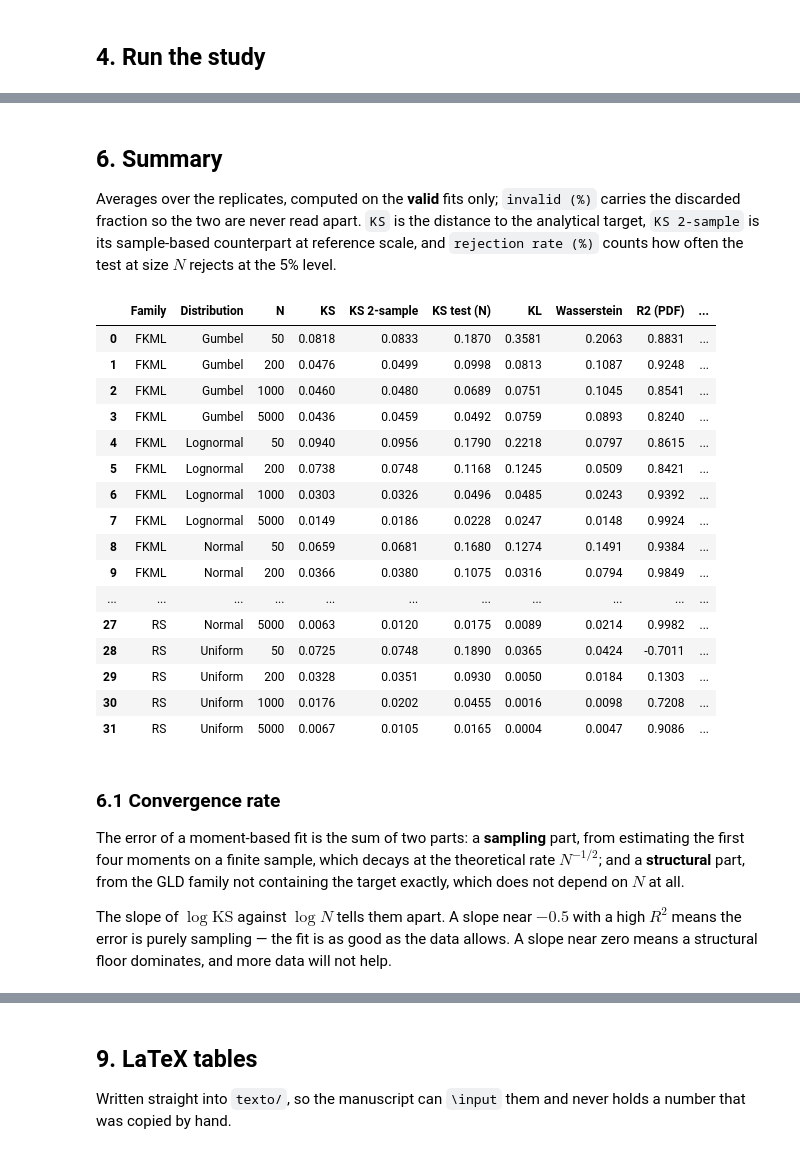
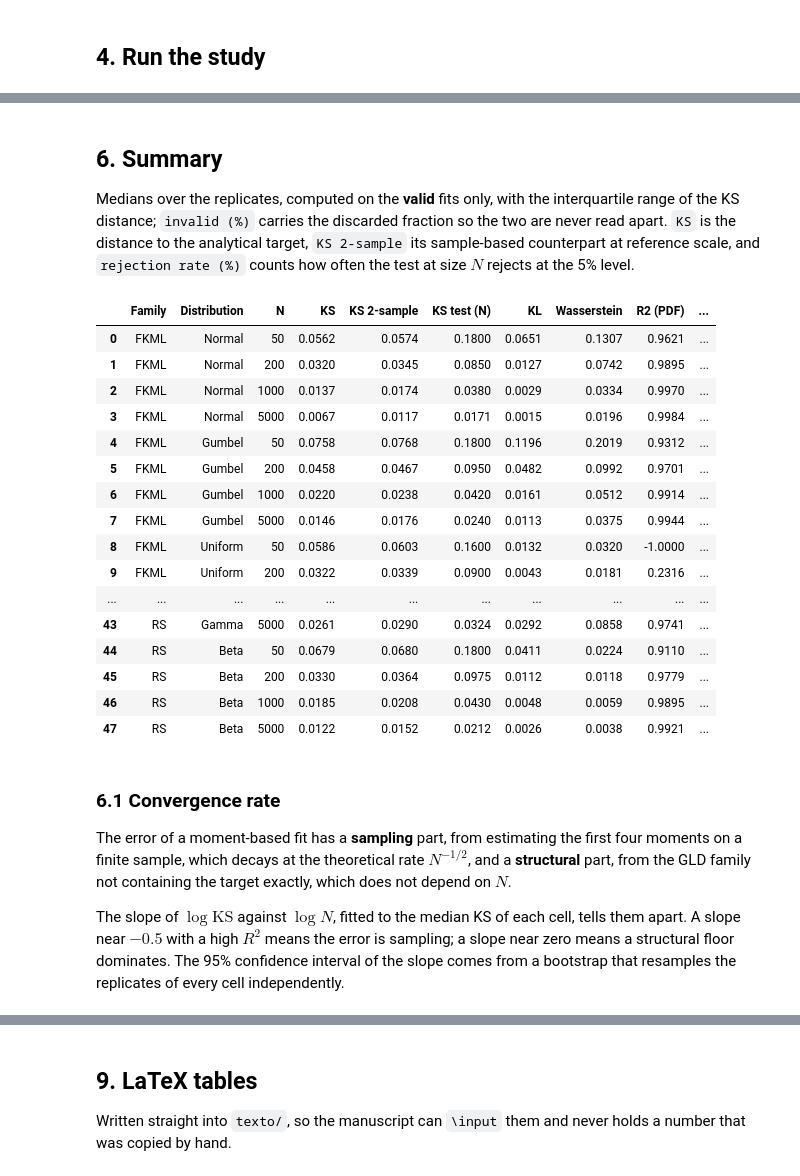
Before and after one commit to Pesquisa-UFCAT/pyGLAM, a Jupyter notebook: 00_pyglam_test.ipynb, the cells around one changed output, grey strips where cells are left out. Drawn from its saved outputs; the diff is of its cells as text; code cells hidden in the pictures.

```diff
--- a/00_pyglam_test.ipynb
+++ b/00_pyglam_test.ipynb
@@ -395,0 +222,9 @@ dtype: int64
+# %%
+tasks = [(name, n, rep, family) for family in families for name in targets
+         for n in sizes for rep in range(n_rep)]
+
+t0   = time.perf_counter()
+rows = Parallel(n_jobs=n_jobs, batch_size=8)(delayed(evaluate_gld_fit)(*task) for task in tasks)
+raw  = pd.DataFrame(rows)
+
+print(f'{len(raw)} fits completed in {time.perf_counter() - t0:.1f} s of wall time')
@@ -396,52 +278,56 @@ dtype: int64
 # %% [markdown]
 ## **6. Summary**
 
-Averages over the replicates, computed on the **valid** fits only; `invalid (%)` carries the
-discarded fraction so the two are never read apart. `KS` is the distance to the analytical target, `KS 2-sample`
-is its sample-based counterpart at reference scale, and `rejection rate (%)` counts how often the
-test at size $N$ rejects at the 5\% level.
+Medians over the replicates, computed on the **valid** fits only, with the interquartile range of
+the KS distance; `invalid (%)` carries the discarded fraction so the two are never read apart. `KS`
+is the distance to the analytical target, `KS 2-sample` its sample-based counterpart at reference
+scale, and `rejection rate (%)` counts how often the test at size $N$ rejects at the 5% level.
 # %%
 metric_cols = ['KS', 'KS 2-sample', 'KS test (N)', 'KL', 'Wasserstein', 'R2 (PDF)',
                'err P5 (%)', 'err P50 (%)', 'err P95 (%)', 'p-value']
 
-keys    = ['Family', 'Distribution', 'N']
-good    = raw[raw['valid']]
-summary = good.groupby(keys, as_index=False)[metric_cols].mean()
+keys = ['Family', 'Distribution', 'N']
+good = raw[raw['valid']]
 
-counts = raw.groupby(keys, as_index=False).agg(invalid=('valid', lambda v: 100.0 * (~v).mean()))
-reject = good.assign(rej=good['p-value'] < 0.05).groupby(keys, as_index=False).agg(rej=('rej', 'mean'))
+summary = good.groupby(keys, as_index=False, sort=False)[metric_cols].median()
+counts = raw.groupby(keys, as_index=False, sort=False).agg(invalid=('valid', lambda v: 100.0 * (~v).mean()))
+reject  = (good.assign(rej=good['p-value'] < 0.05)
+               .groupby(keys, as_index=False, sort=False).agg(rej=('rej', 'mean')))
 
-summary = summary.merge(counts, on=keys).merge(reject, on=keys)
+q = good.groupby(keys, sort=False)['KS'].quantile([0.25, 0.75]).unstack().reset_index()
+q.columns = keys + ['KS Q1', 'KS Q3']
+summary = summary.merge(q, on=keys).merge(counts, on=keys).merge(reject, on=keys)
+summary['KS IQR'] = summary['KS Q3'] - summary['KS Q1']
 summary['rejection rate (%)'] = summary.pop('rej') * 100
 summary = summary.rename(columns={'invalid': 'invalid (%)'})
 
 summary.round(4)
 # %% [output]
 |  | Family | Distribution | N | KS | KS 2-sample | KS test (N) | KL | Wasserstein | R2 (PDF) | ... |
-| 0 | FKML | Gumbel | 50 | 0.0818 | 0.0833 | 0.1870 | 0.3581 | 0.2063 | 0.8831 | ... |
-| 1 | FKML | Gumbel | 200 | 0.0476 | 0.0499 | 0.0998 | 0.0813 | 0.1087 | 0.9248 | ... |
-| 2 | FKML | Gumbel | 1000 | 0.0460 | 0.0480 | 0.0689 | 0.0751 | 0.1045 | 0.8541 | ... |
-| 3 | FKML | Gumbel | 5000 | 0.0436 | 0.0459 | 0.0492 | 0.0759 | 0.0893 | 0.8240 | ... |
-| 4 | FKML | Lognormal | 50 | 0.0940 | 0.0956 | 0.1790 | 0.2218 | 0.0797 | 0.8615 | ... |
-| 5 | FKML | Lognormal | 200 | 0.0738 | 0.0748 | 0.1168 | 0.1245 | 0.0509 | 0.8421 | ... |
-| 6 | FKML | Lognormal | 1000 | 0.0303 | 0.0326 | 0.0496 | 0.0485 | 0.0243 | 0.9392 | ... |
-| 7 | FKML | Lognormal | 5000 | 0.0149 | 0.0186 | 0.0228 | 0.0247 | 0.0148 | 0.9924 | ... |
-| 8 | FKML | Normal | 50 | 0.0659 | 0.0681 | 0.1680 | 0.1274 | 0.1491 | 0.9384 | ... |
-| 9 | FKML | Normal | 200 | 0.0366 | 0.0380 | 0.1075 | 0.0316 | 0.0794 | 0.9849 | ... |
+| 0 | FKML | Normal | 50 | 0.0562 | 0.0574 | 0.1800 | 0.0651 | 0.1307 | 0.9621 | ... |
+| 1 | FKML | Normal | 200 | 0.0320 | 0.0345 | 0.0850 | 0.0127 | 0.0742 | 0.9895 | ... |
+| 2 | FKML | Normal | 1000 | 0.0137 | 0.0174 | 0.0380 | 0.0029 | 0.0334 | 0.9970 | ... |
+| 3 | FKML | Normal | 5000 | 0.0067 | 0.0117 | 0.0171 | 0.0015 | 0.0196 | 0.9984 | ... |
+| 4 | FKML | Gumbel | 50 | 0.0758 | 0.0768 | 0.1800 | 0.1196 | 0.2019 | 0.9312 | ... |
+| 5 | FKML | Gumbel | 200 | 0.0458 | 0.0467 | 0.0950 | 0.0482 | 0.0992 | 0.9701 | ... |
+| 6 | FKML | Gumbel | 1000 | 0.0220 | 0.0238 | 0.0420 | 0.0161 | 0.0512 | 0.9914 | ... |
+| 7 | FKML | Gumbel | 5000 | 0.0146 | 0.0176 | 0.0240 | 0.0113 | 0.0375 | 0.9944 | ... |
+| 8 | FKML | Uniform | 50 | 0.0586 | 0.0603 | 0.1600 | 0.0132 | 0.0320 | -1.0000 | ... |
+| 9 | FKML | Uniform | 200 | 0.0322 | 0.0339 | 0.0900 | 0.0043 | 0.0181 | 0.2316 | ... |
 | ... | ... | ... | ... | ... | ... | ... | ... | ... | ... | ... |
-| 27 | RS | Normal | 5000 | 0.0063 | 0.0120 | 0.0175 | 0.0089 | 0.0214 | 0.9982 | ... |
-| 28 | RS | Uniform | 50 | 0.0725 | 0.0748 | 0.1890 | 0.0365 | 0.0424 | -0.7011 | ... |
-| 29 | RS | Uniform | 200 | 0.0328 | 0.0351 | 0.0930 | 0.0050 | 0.0184 | 0.1303 | ... |
-| 30 | RS | Uniform | 1000 | 0.0176 | 0.0202 | 0.0455 | 0.0016 | 0.0098 | 0.7208 | ... |
-| 31 | RS | Uniform | 5000 | 0.0067 | 0.0105 | 0.0165 | 0.0004 | 0.0047 | 0.9086 | ... |
+| 43 | RS | Gamma | 5000 | 0.0261 | 0.0290 | 0.0324 | 0.0292 | 0.0858 | 0.9741 | ... |
+| 44 | RS | Beta | 50 | 0.0679 | 0.0680 | 0.1800 | 0.0411 | 0.0224 | 0.9110 | ... |
+| 45 | RS | Beta | 200 | 0.0330 | 0.0364 | 0.0975 | 0.0112 | 0.0118 | 0.9779 | ... |
+| 46 | RS | Beta | 1000 | 0.0185 | 0.0208 | 0.0430 | 0.0048 | 0.0059 | 0.9895 | ... |
+| 47 | RS | Beta | 5000 | 0.0122 | 0.0152 | 0.0212 | 0.0026 | 0.0038 | 0.9921 | ... |
 # %% [markdown]
 ### 6.1 Convergence rate
 
-The error of a moment-based fit is the sum of two parts: a **sampling** part, from estimating the
-first four moments on a finite sample, which decays at the theoretical rate $N^{-1/2}$; and a
-**structural** part, from the GLD family not containing the target exactly, which does not depend
-on $N$ at all.
+The error of a moment-based fit has a **sampling** part, from estimating the first four moments on
+a finite sample, which decays at the theoretical rate $N^{-1/2}$, and a **structural** part, from
+the GLD family not containing the target exactly, which does not depend on $N$.
 
-The slope of $\log \mathrm{KS}$ against $\log N$ tells them apart. A slope near $-0.5$ with a high
-$R^2$ means the error is purely sampling — the fit is as good as the data allows. A slope near
-zero means a structural floor dominates, and more data will not help.
+The slope of $\log \mathrm{KS}$ against $\log N$, fitted to the median KS of each cell, tells them
+apart. A slope near $-0.5$ with a high $R^2$ means the error is sampling; a slope near zero means a
+structural floor dominates. The 95% confidence interval of the slope comes from a bootstrap that
+resamples the replicates of every cell independently.
```
Also changed, not shown: parts of 31 cells of this notebook, 18 other files.
